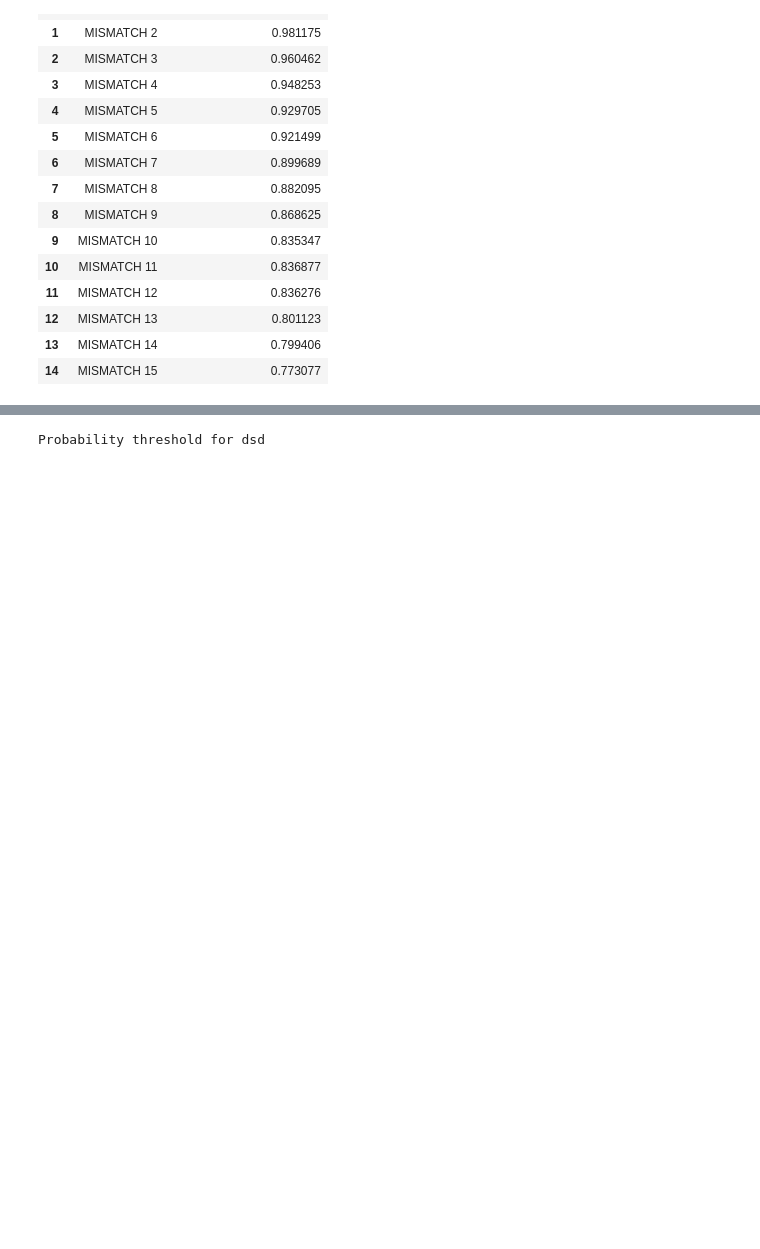
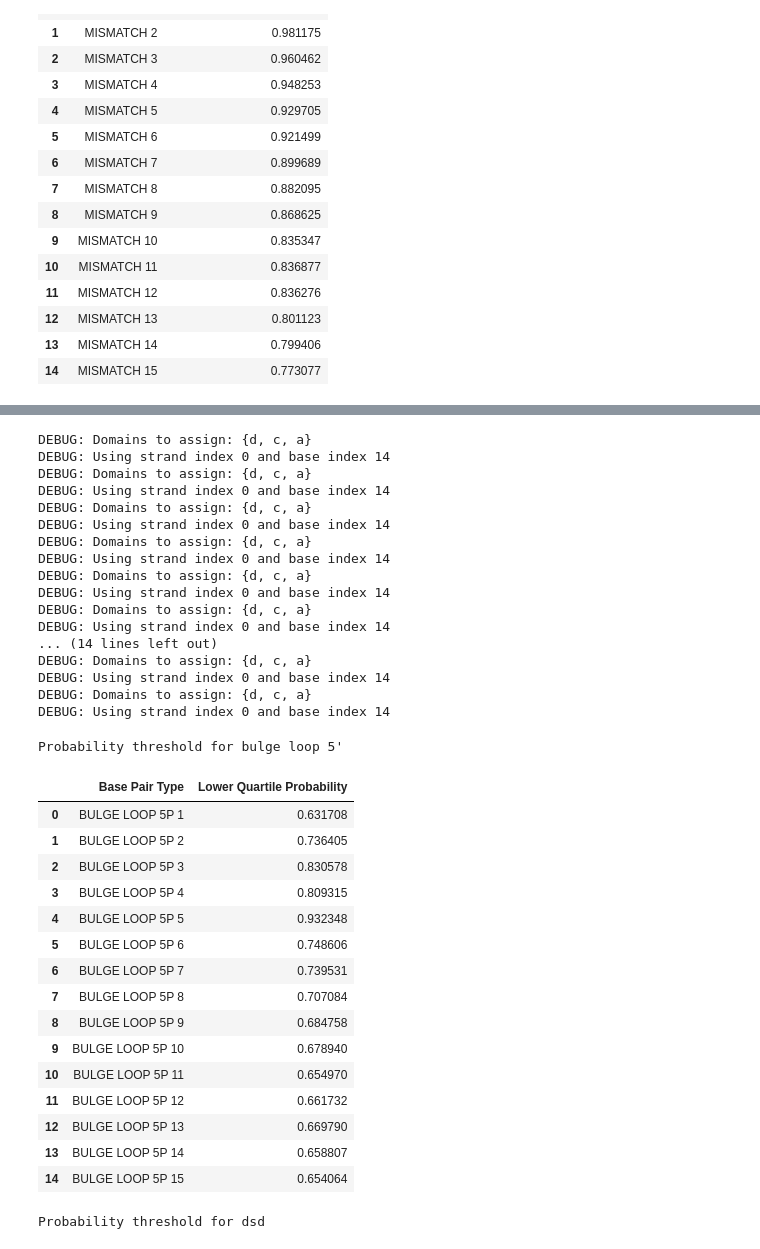
Before and after one commit to UC-Davis-molecular-computing/nuad, a Jupyter notebook: base_pair_probability.ipynb, the cells around one changed output, grey strips where cells are left out. Cells and saved outputs as stored; diff of their text form; code cells hidden in the pictures; blank space fills up the shorter version.

```diff
--- a/base_pair_probability.ipynb
+++ b/base_pair_probability.ipynb
@@ -1306,3 +1306,75 @@ Probability threshold for bulge loop
+# %%
+def get_bulge_loop_5p_bppr(mismatch_length):
+    top_strand: dc.Strand = dc.Strand(['a', 'c'], name='top strand')
+    bot_strand: dc.Strand = dc.Strand(['c*', 'd', 'a*'], name='bot strand')
+
+    domain_pool = dc.DomainPool(f'pool {DOMAIN_LENGTH}', DOMAIN_LENGTH)
+    pool_mismatch = dc.DomainPool('pool mismatch', mismatch_length)
+
+    top_strand.domains[0].pool = domain_pool
+    top_strand.domains[1].pool = domain_pool
+
+    bot_strand.domains[0].pool = domain_pool
+    bot_strand.domains[1].pool = pool_mismatch
+    bot_strand.domains[2].pool = domain_pool
+
+
+    #                       a         c
+    #                     0  14     15  29
+    #                     |   |      |   |
+    #                    [-----######----->
+    #                     |||||      |||||
+    #                    <-----##--##-----]
+    #                     |   |      |   |
+    #                     61 47     44  30
+    #                       a*^      c*
+    #                         |
+    #                     base pair
+
+
+    top_idx = DOMAIN_LENGTH - 1
+    bot_idx = mismatch_length + 3 * DOMAIN_LENGTH
+
+    return nupack_base_pair_probabilities((top_strand, bot_strand), top_idx, bot_idx, f'BULGE LOOP 5P {mismatch_length}', skip_domain_pool_setup=True)
+# %%
+# bulge loop 5'
+bulge_loop_5p_bppr = [ get_bulge_loop_5p_bppr(i) for i in range(1, DOMAIN_LENGTH+1)]
+display_lower_quartile_data(bulge_loop_5p_bppr, "Probability threshold for bulge loop 5'")
+# %% [output]
+DEBUG: Domains to assign: {d, c, a}
+DEBUG: Using strand index 0 and base index 14
+DEBUG: Domains to assign: {d, c, a}
+DEBUG: Using strand index 0 and base index 14
+DEBUG: Domains to assign: {d, c, a}
+DEBUG: Using strand index 0 and base index 14
+DEBUG: Domains to assign: {d, c, a}
+DEBUG: Using strand index 0 and base index 14
+DEBUG: Domains to assign: {d, c, a}
+DEBUG: Using strand index 0 and base index 14
+DEBUG: Domains to assign: {d, c, a}
+DEBUG: Using strand index 0 and base index 14
+... (14 lines left out)
+DEBUG: Domains to assign: {d, c, a}
+DEBUG: Using strand index 0 and base index 14
+DEBUG: Domains to assign: {d, c, a}
+DEBUG: Using strand index 0 and base index 14
+Probability threshold for bulge loop 5'
+|  | Base Pair Type | Lower Quartile Probability |
+| 0 | BULGE LOOP 5P 1 | 0.631708 |
+| 1 | BULGE LOOP 5P 2 | 0.736405 |
+| 2 | BULGE LOOP 5P 3 | 0.830578 |
+| 3 | BULGE LOOP 5P 4 | 0.809315 |
+| 4 | BULGE LOOP 5P 5 | 0.932348 |
+| 5 | BULGE LOOP 5P 6 | 0.748606 |
+| 6 | BULGE LOOP 5P 7 | 0.739531 |
+| 7 | BULGE LOOP 5P 8 | 0.707084 |
+| 8 | BULGE LOOP 5P 9 | 0.684758 |
+| 9 | BULGE LOOP 5P 10 | 0.678940 |
+| 10 | BULGE LOOP 5P 11 | 0.654970 |
+| 11 | BULGE LOOP 5P 12 | 0.661732 |
+| 12 | BULGE LOOP 5P 13 | 0.669790 |
+| 13 | BULGE LOOP 5P 14 | 0.658807 |
+| 14 | BULGE LOOP 5P 15 | 0.654064 |
 # %%
 from IPython.display import display
 import pandas as pd
```
Also changed, not shown: parts of 2 cells of this notebook, 1 other file.
